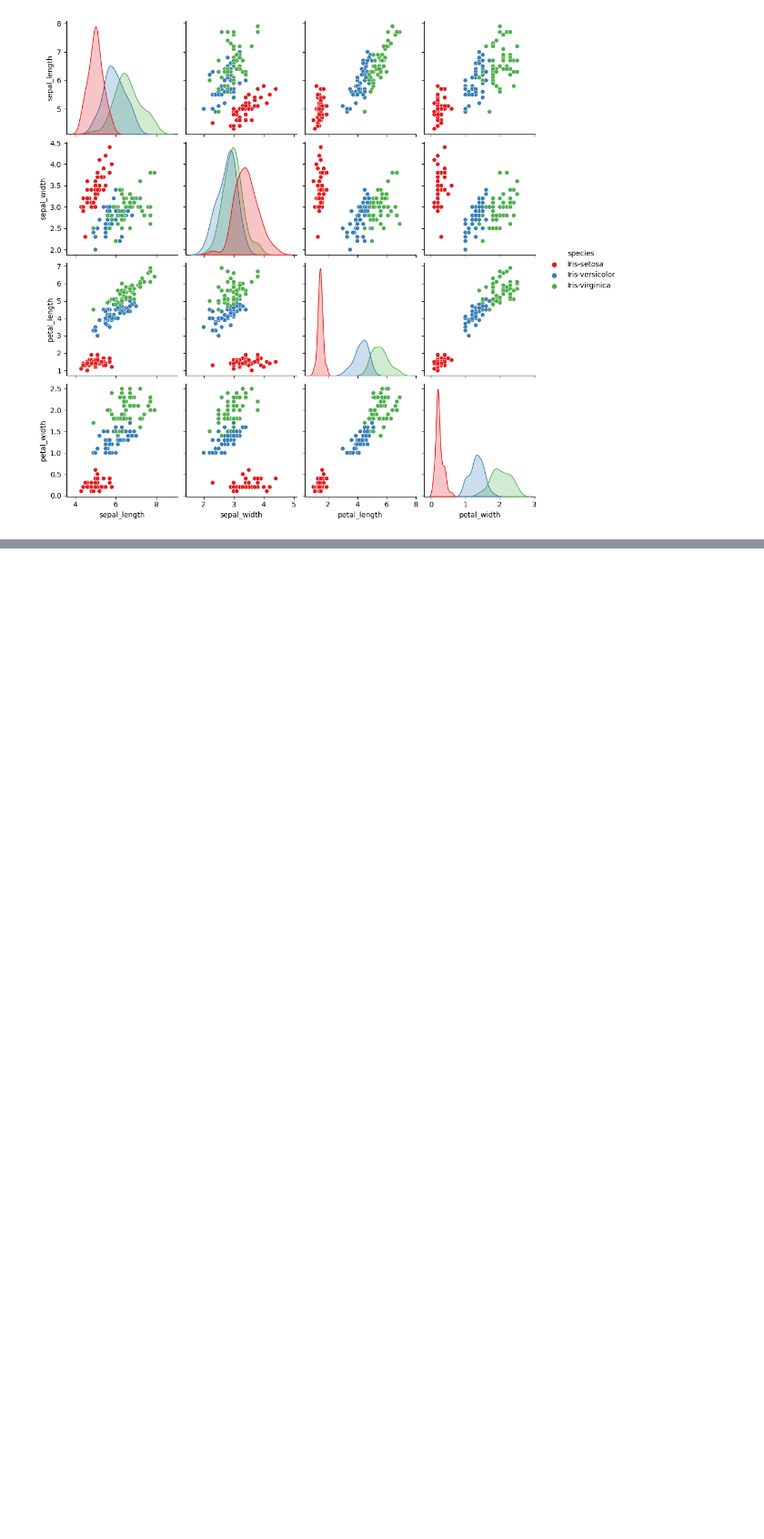
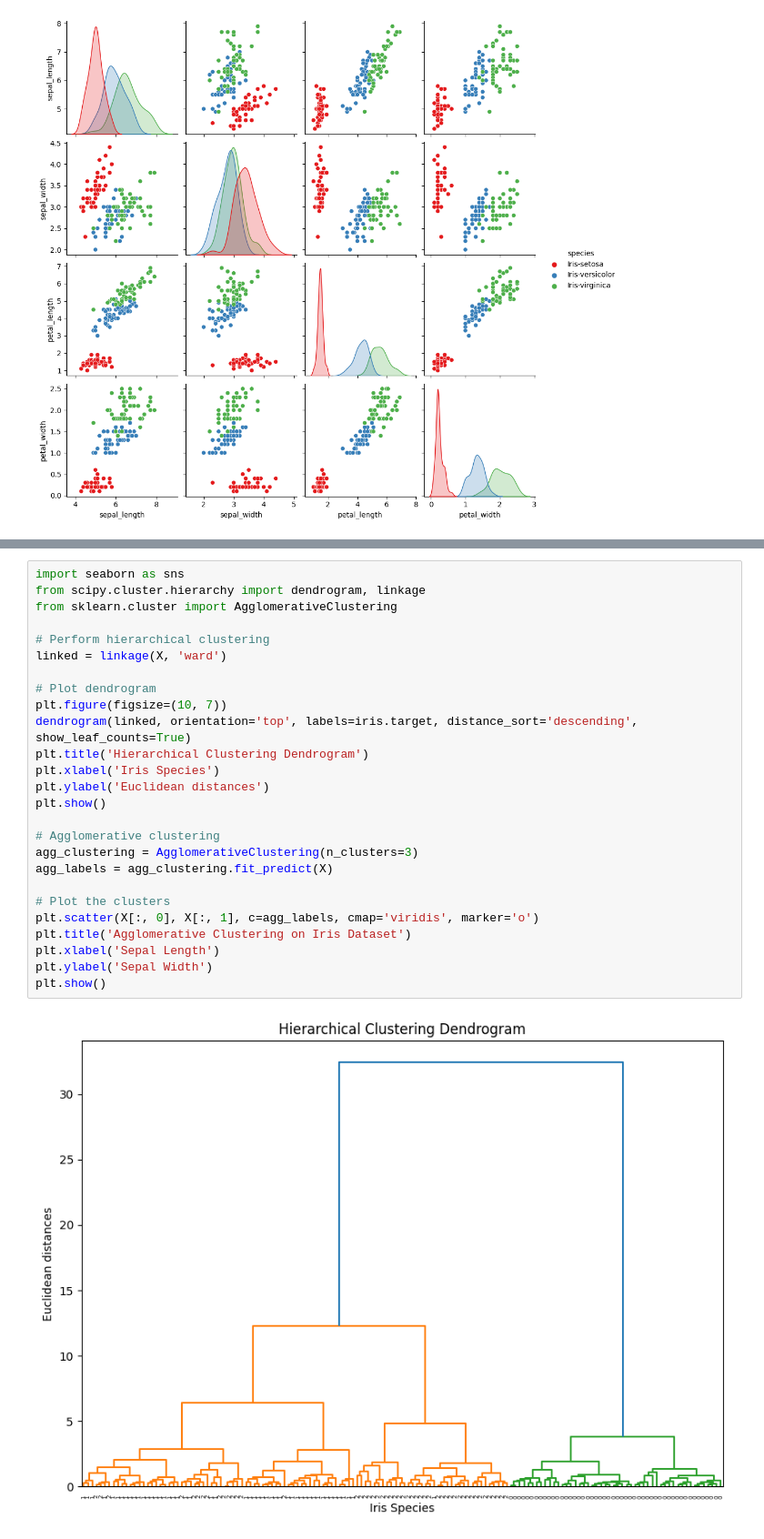
Before and after one commit to Akhileshwar-2509/Exploratory-Data-Analysis-of-the-Iris-Dataset, a Jupyter notebook: IRIS.ipynb, the cells around one changed output, grey strips where cells are left out. Shown at 91% size. Drawn from its saved outputs; the diff is of its cells as text; blank space fills up the shorter version.

```diff
--- a/IRIS.ipynb
+++ b/IRIS.ipynb
@@ -83,0 +115,28 @@ plt.show()
+# %%
+import seaborn as sns
+from scipy.cluster.hierarchy import dendrogram, linkage
+from sklearn.cluster import AgglomerativeClustering
+
+# Perform hierarchical clustering
+linked = linkage(X, 'ward')
+
+# Plot dendrogram
+plt.figure(figsize=(10, 7))
+dendrogram(linked, orientation='top', labels=iris.target, distance_sort='descending', show_leaf_counts=True)
+plt.title('Hierarchical Clustering Dendrogram')
+plt.xlabel('Iris Species')
+plt.ylabel('Euclidean distances')
+plt.show()
+
+# Agglomerative clustering
+agg_clustering = AgglomerativeClustering(n_clusters=3)
+agg_labels = agg_clustering.fit_predict(X)
+
+# Plot the clusters
+plt.scatter(X[:, 0], X[:, 1], c=agg_labels, cmap='viridis', marker='o')
+plt.title('Agglomerative Clustering on Iris Dataset')
+plt.xlabel('Sepal Length')
+plt.ylabel('Sepal Width')
+plt.show()
+# %% [output]
+[figure, added]
```
Also changed, not shown: parts of 4 cells of this notebook.
